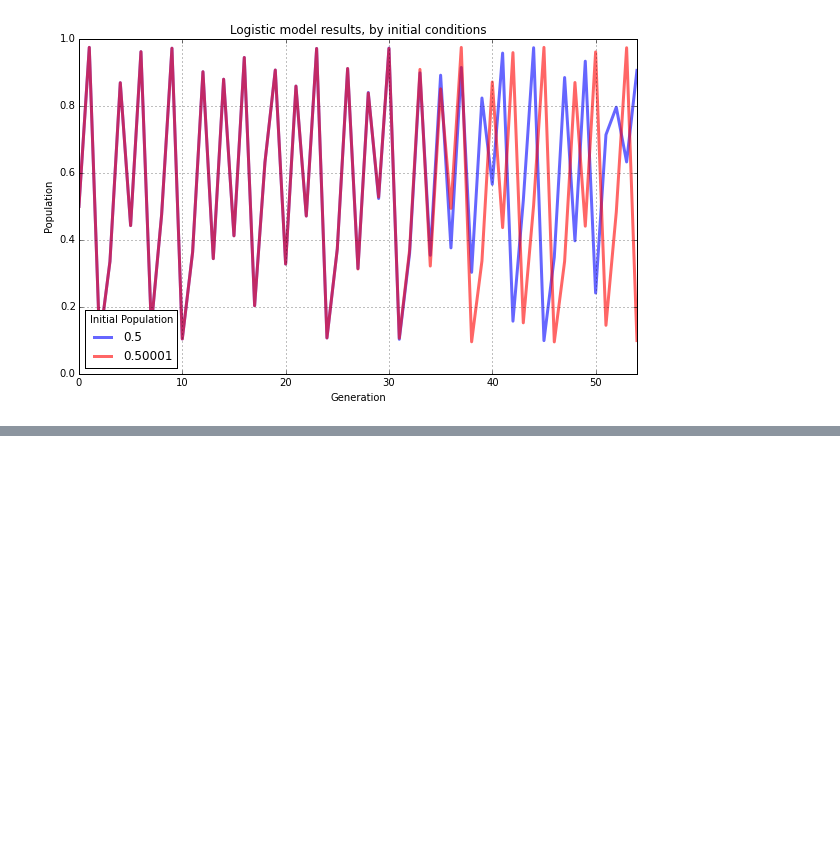
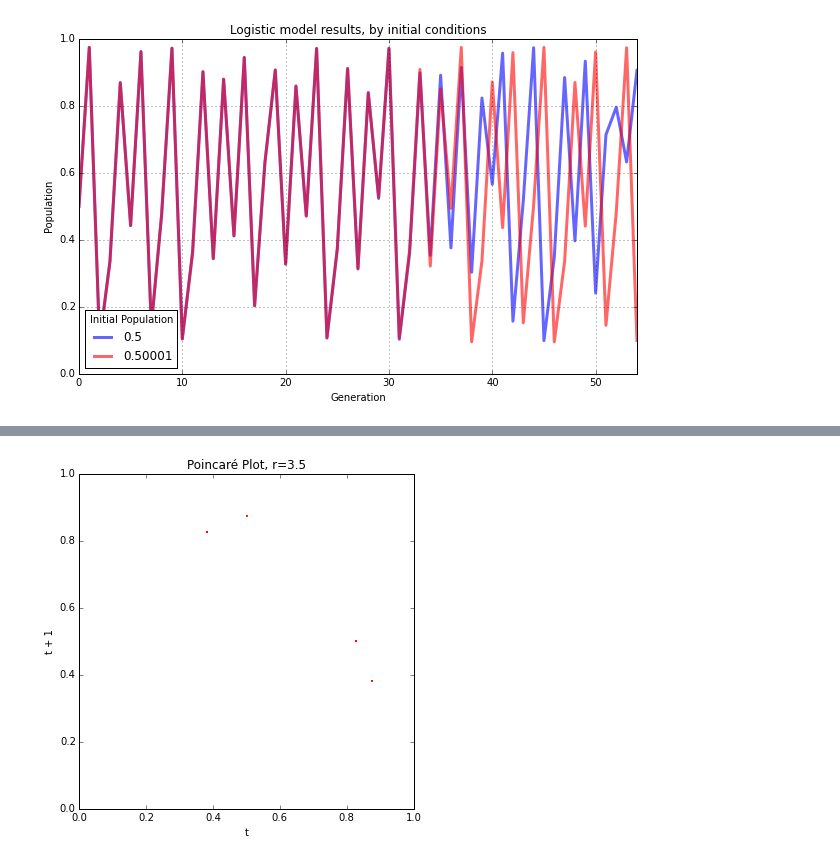
Before and after one commit to aitatanit/chaos-models, a Jupyter notebook: chaos-logistic-model.ipynb, the cells around one changed output, grey strips where cells are left out. Cells and saved outputs as stored; diff of their text form; code cells hidden in the pictures; blank space fills up the shorter version.

```diff
--- a/chaos-logistic-model.ipynb
+++ b/chaos-logistic-model.ipynb
@@ -285,0 +311,11 @@ plt.show()
+# %%
+# draw a poincare plot for 2,000 generations for the growth rate parameter 3.5
+# it shows 4 points because the logistic map has a period of 4 when r=3.5
+generations = 2000
+growth_rate_min = 3.5
+growth_rate_max = 4.0
+growth_rate_steps = 1
+pops = logistic_model(generations, growth_rate_min, growth_rate_max, growth_rate_steps)
+poincare_plot(pops, title=u'Poincaré Plot, r=3.5')
+# %% [output]
+[figure, added]
```
Also changed, not shown: parts of 9 cells of this notebook.
